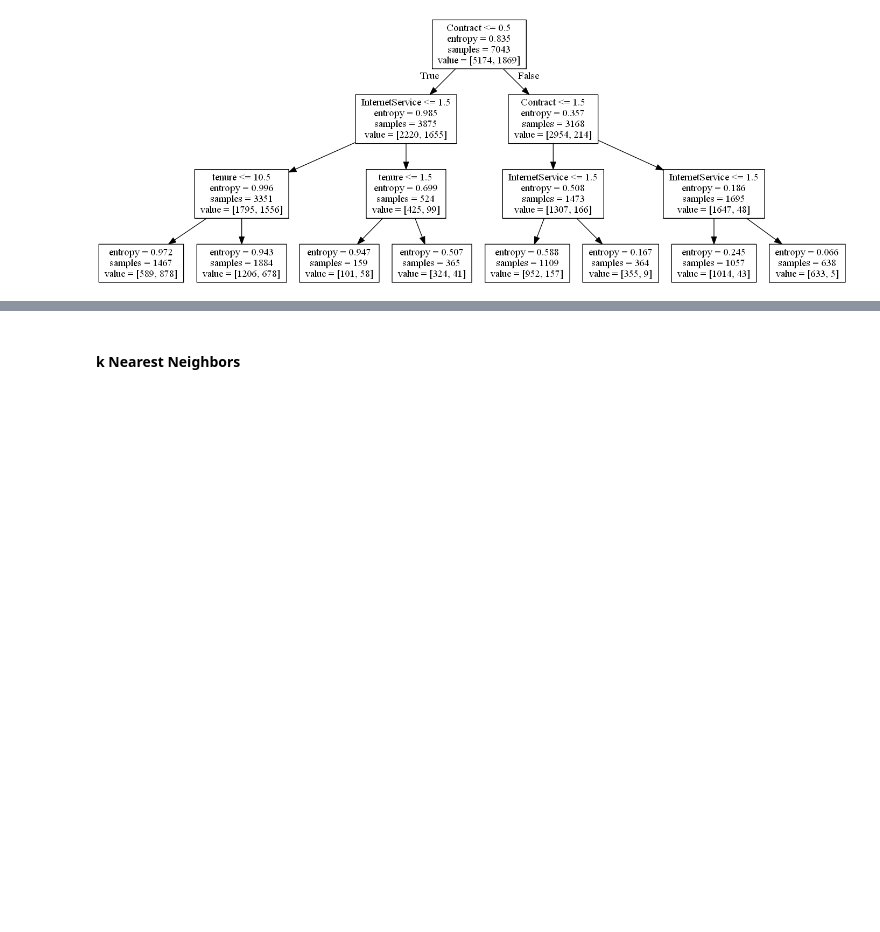
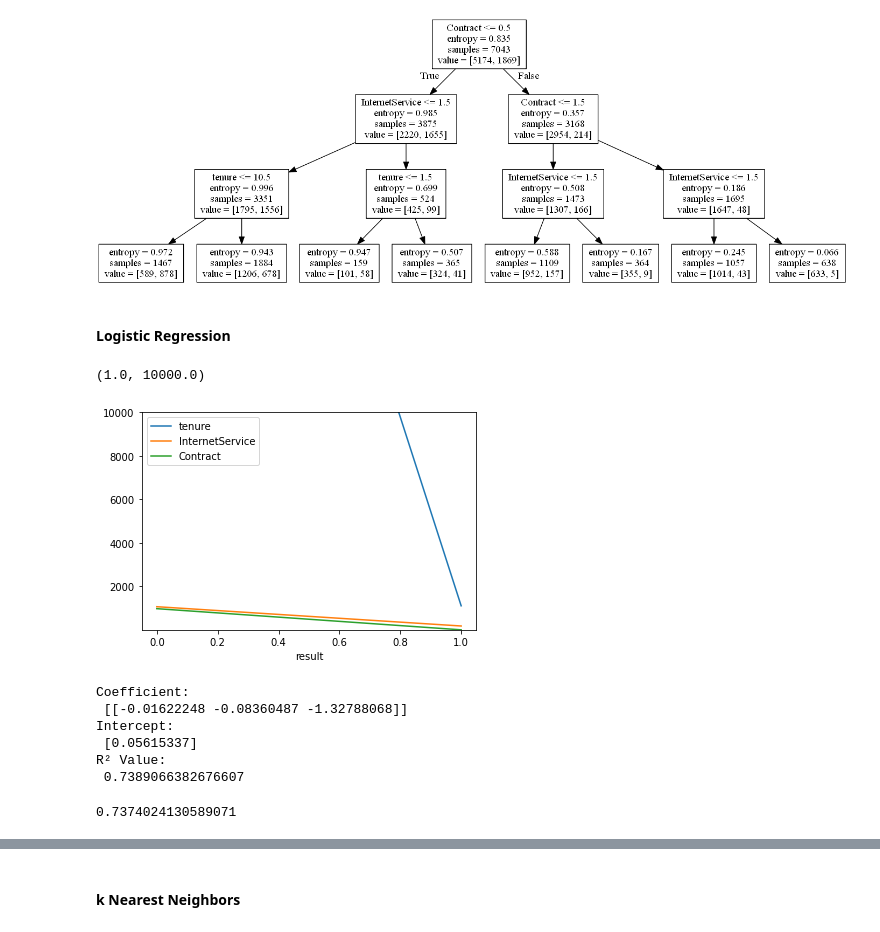
Before and after one commit to greatgomer/Task2_ML, a Jupyter notebook: ROONYX_Test2.ipynb, the cells around one changed output, grey strips where cells are left out. Cells and saved outputs as stored; diff of their text form; code cells hidden in the pictures; blank space fills up the shorter version.

Commit message:
Add logistic regression.

```diff
--- a/ROONYX_Test2.ipynb
+++ b/ROONYX_Test2.ipynb
@@ -160,3 +160,38 @@ dotfile.close()
 Image(filename='small_tree.png')
 # %% [output]
 [figure]
+# %% [markdown]
+#### Logistic Regression
+# %%
+final_reg = final[[x for x in final.columns]]
+final_reg.groupby('result').sum().plot()
+plt.ylim((1.0,10000))
+# %% [output]
+(1.0, 10000.0)
+[figure, added]
+# %%
+from sklearn.linear_model import LogisticRegression
+
+# X_train, X_test, y_train, y_test = train_test_split(
+# data_for_train, target_vector, test_size=0.2, random_state=42)
+
+X = X_train
+Y = y_train
+logistic = LogisticRegression()
+logistic.fit(X, Y)
+logistic.score(X, Y)
+print('Coefficient: \n', logistic.coef_)
+print('Intercept: \n', logistic.intercept_)
+print('R² Value: \n', logistic.score(X, Y))
+# %% [output]
+Coefficient:
+ [[-0.01622248 -0.08360487 -1.32788068]]
+Intercept:
+ [0.05615337]
+R² Value:
+ 0.7389066382676607
+# %%
+predictions = logistic.predict(X_test)
+metrics.accuracy_score(y_test, predictions)
+# %% [output]
+0.7374024130589071
```
Also changed, not shown: parts of 2 cells of this notebook, 1 other file.
